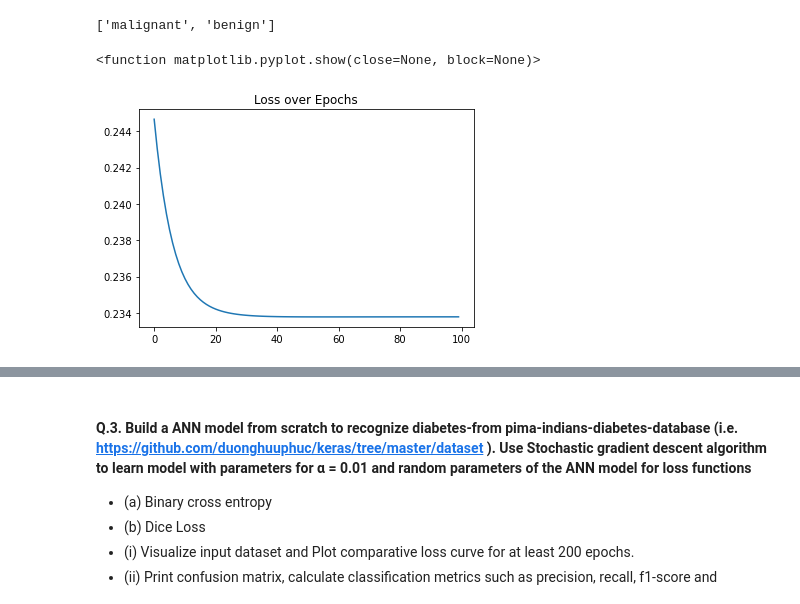
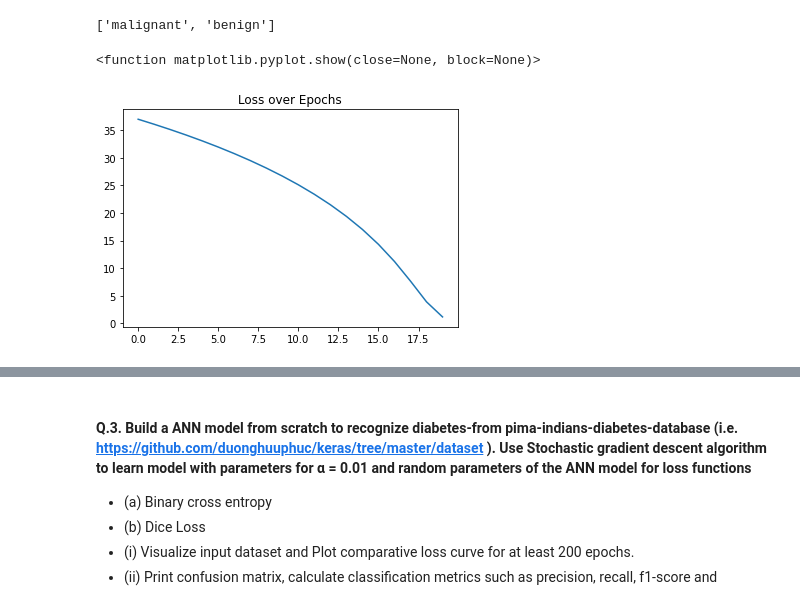
Before and after one commit to Adithya-Jayan/EC460_NNDL, a Jupyter notebook: Assignment3.ipynb, the cells around one changed output, grey strips where cells are left out. Drawn from its saved outputs; the diff is of its cells as text; code cells hidden in the pictures.

```diff
--- a/Assignment3.ipynb
+++ b/Assignment3.ipynb
@@ -6,3 +194,20 @@
 - (i) Plot comparative loss curve for at least 500 epochs.
 - (ii) Print comparison of Boston housing selling prices among above mentioned loss functions using bar chart plot and which loss function is providing better housing selling prices among others.
 - (iii) Implement above ANN model with Keras Library and verify the above results.
+# %%
+# Loading Dataset
+
+from sklearn.datasets import load_boston
+boston_dataset = load_boston()
+boston = pd.DataFrame(boston_dataset.data, columns=boston_dataset.feature_names)
+X = pd.DataFrame(np.c_[boston['LSTAT'], boston['RM'], boston['PTRATIO']], columns = ['LSTAT','RM','PTRATIO'])
+Y = pd.DataFrame(boston_dataset.target)
+
+X_train = np.array(X)
+Y_train = np.array(Y)
+# %%
+#Defining the model
+
+Model = add_dense_layer(10,input_size =3)
+Model = add_dense_layer(10,Model)
+Model = add_dense_layer(1,Model)
@@ -193,46 +287,44 @@ col_names = data['target_names']
 
 Model = add_dense_layer(10,input_size =30)
 Model = add_dense_layer(10,Model)
-Model = add_dense_layer(2,Model)
+Model = add_dense_layer(1,Model)
 # %%
 #Perform Training and plotting comparative loss curve
 
 n_classes = 2
 learning_rate = 0.001
-Epochs = 100
+Epochs = 20
 
 Loss = []
 for i in tqdm.tqdm(range(Epochs),position   = 0,leave = True,desc = "Epochs"):
 
     record = []
     prediction = []
-    for X,Truth in tqdm.tqdm(zip(X_train,Y_train),position   = 1,leave = False,total = len(Y_train), desc = "Input Images"):
+    for X,Truth in tqdm.tqdm(zip(X_train,Y_train),position   = 1,leave = False,total = len(Y_train), desc = "data"):
 
         #Obtain Predictions
-        Outputs = Forward_propogation(Model,X,sigmoid_activation)
+        Outputs = Forward_propogation(Model,X,sigmoid_activation,Activation = None)
 
         #Calculate error
-        temp = [0]*n_classes
-        temp[Truth] = 1
-        Error = -2* (temp - Outputs[-1]) * learning_rate
+        Error = -2* (Truth - Outputs[-1][0]) * learning_rate
 
         #Save prediction for plotting
-        record = record + [np.mean(np.square(temp - Outputs[-1]))]
+        record = record + [np.mean(np.square(Truth - Outputs[-1][0]))]
         prediction = prediction + [np.argmax(Outputs[-1])]
         #Backpropogate using error
-        Model = Back_propogation(Model,Outputs,Error,sigmoid_activation)
+        Model = Back_propogation(Model,Outputs,[Error],sigmoid_activation,Activation = None)
 
     Loss = Loss + [np.mean(record)]
 
 plt.figure()
 plt.plot(Loss)
 plt.title("Loss over Epochs")
 plt.show
 
 # print("Loss over Epochs:",Loss)
 # %% [output]
 <function matplotlib.pyplot.show(close=None, block=None)>
-[figure, old version]
+[figure, new version]
 # %%
 #Display confusion Matrix
 
```
Also changed, not shown: parts of 36 cells of this notebook.
